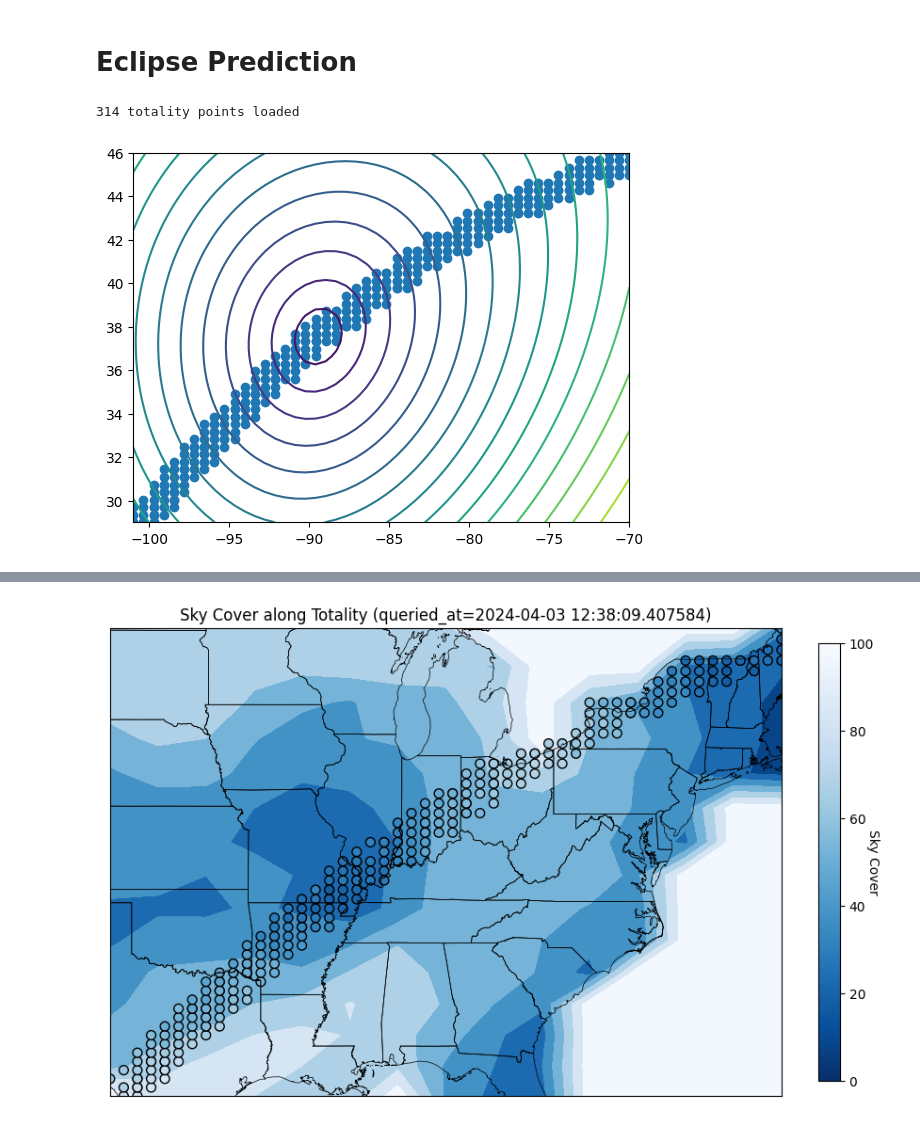
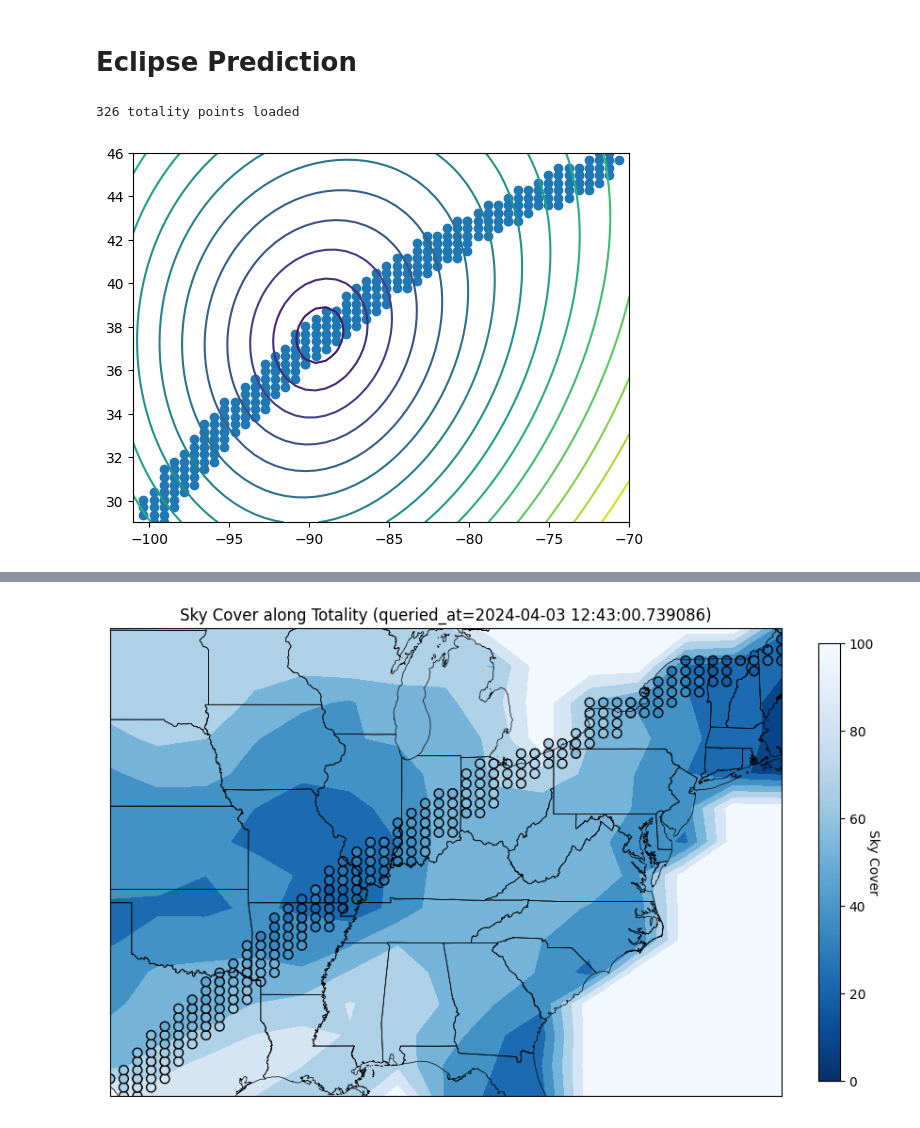
Before and after one commit to mattlangford/astropy-playground, a Jupyter notebook: astro.ipynb, the cells around one changed output, grey strips where cells are left out. Cells and saved outputs as stored; diff of their text form; code cells hidden in the pictures.

Commit message:
update graphic

```diff
--- a/astro.ipynb
+++ b/astro.ipynb
@@ -170,40 +170,40 @@ def query_sky_cover_safe(lat, lon, t):
 
 from datetime import datetime, timezone
 
-center_time = astropy.time.Time("2024-04-08 19:00:46.339812")
+center_time = astropy.time.Time("2024-04-08 19:01:00")
 lat_min, lon_min = 29, -101
 lat_max, lon_max = 46, -70
 lat_center = lat_min + (lat_max - lat_min) / 2.0
 lon_center = lon_min + (lon_max - lon_min) / 2.0
 
 points = 50
 lats = np.linspace(lat_min, lat_max, points)
 lons = np.linspace(lon_min, lon_max, points)
 lat, lon = np.meshgrid(lats, lons)
 
-dt = 30 * u.min
+dt = 28 * u.min
 count = 20
 centers = []
 center_ts = []
 ts = np.linspace(center_time - dt, center_time + dt, count)
 for t in ts:
     locations = astropy.coordinates.EarthLocation(lat=lat * u.deg, lon=lon * u.deg, height=0 * u.m)
     overlap = overlap_percent(locations, t)
     indicies = overlap > 0.999
     for x, y in zip(lat[indicies], lon[indicies]):
         centers.append([x, y])
         center_ts.append(t)
 
 centers = np.array(centers)
 print(f"{len(centers)} totality points loaded")
 plt.scatter(centers[:, 1], centers[:, 0])
 
 locations = astropy.coordinates.EarthLocation(lat=lat * u.deg, lon=lon * u.deg, height=0 * u.m)
 overlap = distance_contact(locations, center_time)
 plt.contour(lon, lat, overlap, 20)
 plt.show()
 # %% [output]
-314 totality points loaded
+326 totality points loaded
-[figure, old version]
+[figure, new version]
 # %%
 # Query weather across the map
```
Also changed, not shown: parts of 3 cells of this notebook, 1 other file.
